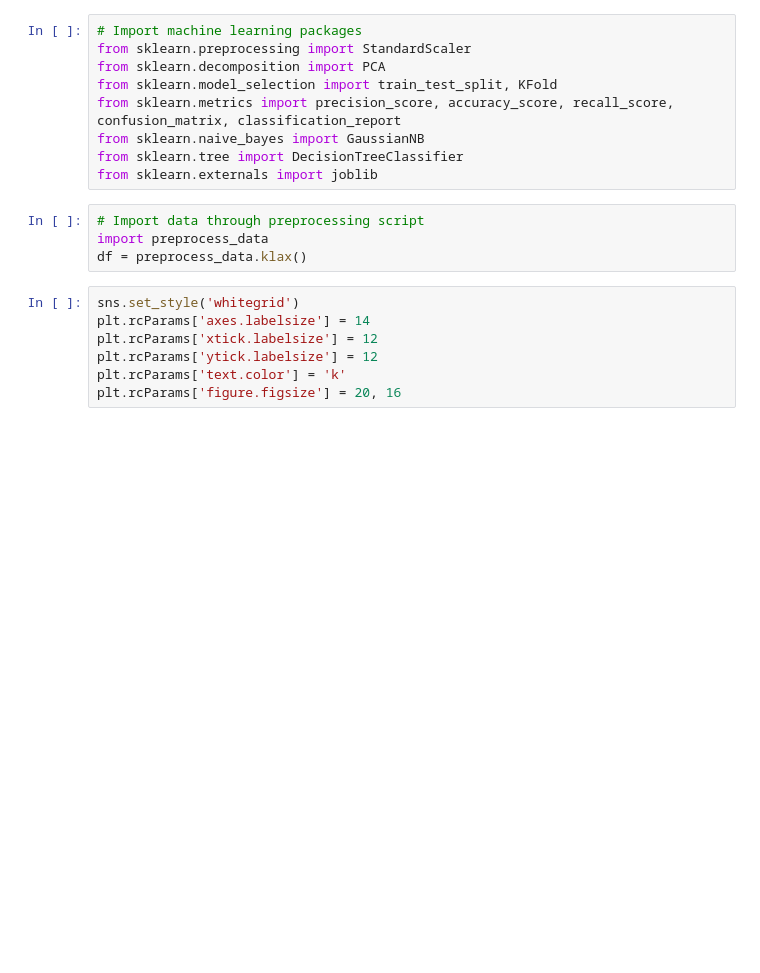
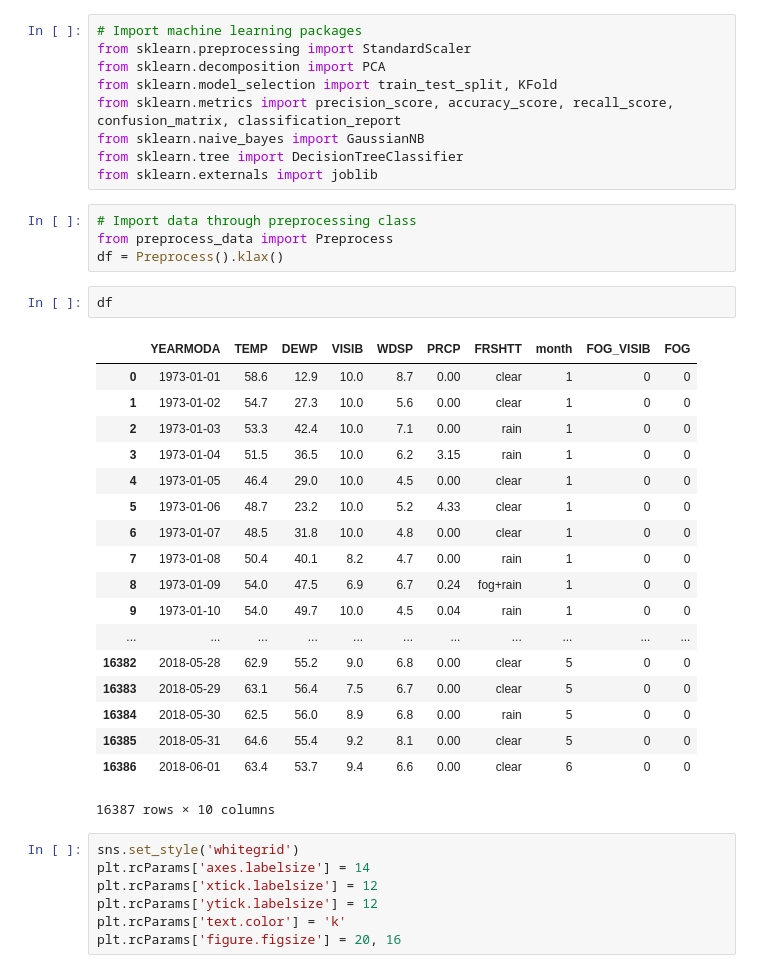
Before and after one commit to cottenplant/predicting-coastal-fog, a Jupyter notebook: Predicting Coastal Fog - NOAA KLAX.ipynb, the cells around one changed output. Drawn from its saved outputs; the diff is of its cells as text; blank space fills up the shorter version.

Commit message:
reorganized preprocessing module as a class

```diff
--- a/Predicting Coastal Fog - NOAA KLAX.ipynb
+++ b/Predicting Coastal Fog - NOAA KLAX.ipynb
@@ -15,9 +15,30 @@ from sklearn.naive_bayes import GaussianNB
 from sklearn.tree import DecisionTreeClassifier
 from sklearn.externals import joblib
 # %%
-# Import data through preprocessing script
-import preprocess_data
-df = preprocess_data.klax()
+# Import data through preprocessing class
+from preprocess_data import Preprocess
+df = Preprocess().klax()
+# %%
+df
+# %% [output]
+|  | YEARMODA | TEMP | DEWP | VISIB | WDSP | PRCP | FRSHTT | month | FOG_VISIB | FOG |
+| 0 | 1973-01-01 | 58.6 | 12.9 | 10.0 | 8.7 | 0.00 | clear | 1 | 0 | 0 |
+| 1 | 1973-01-02 | 54.7 | 27.3 | 10.0 | 5.6 | 0.00 | clear | 1 | 0 | 0 |
+| 2 | 1973-01-03 | 53.3 | 42.4 | 10.0 | 7.1 | 0.00 | rain | 1 | 0 | 0 |
+| 3 | 1973-01-04 | 51.5 | 36.5 | 10.0 | 6.2 | 3.15 | rain | 1 | 0 | 0 |
+| 4 | 1973-01-05 | 46.4 | 29.0 | 10.0 | 4.5 | 0.00 | clear | 1 | 0 | 0 |
+| 5 | 1973-01-06 | 48.7 | 23.2 | 10.0 | 5.2 | 4.33 | clear | 1 | 0 | 0 |
+| 6 | 1973-01-07 | 48.5 | 31.8 | 10.0 | 4.8 | 0.00 | clear | 1 | 0 | 0 |
+| 7 | 1973-01-08 | 50.4 | 40.1 | 8.2 | 4.7 | 0.00 | rain | 1 | 0 | 0 |
+| 8 | 1973-01-09 | 54.0 | 47.5 | 6.9 | 6.7 | 0.24 | fog+rain | 1 | 0 | 0 |
+| 9 | 1973-01-10 | 54.0 | 49.7 | 10.0 | 4.5 | 0.04 | rain | 1 | 0 | 0 |
+| ... | ... | ... | ... | ... | ... | ... | ... | ... | ... | ... |
+| 16382 | 2018-05-28 | 62.9 | 55.2 | 9.0 | 6.8 | 0.00 | clear | 5 | 0 | 0 |
+| 16383 | 2018-05-29 | 63.1 | 56.4 | 7.5 | 6.7 | 0.00 | clear | 5 | 0 | 0 |
+| 16384 | 2018-05-30 | 62.5 | 56.0 | 8.9 | 6.8 | 0.00 | rain | 5 | 0 | 0 |
+| 16385 | 2018-05-31 | 64.6 | 55.4 | 9.2 | 8.1 | 0.00 | clear | 5 | 0 | 0 |
+| 16386 | 2018-06-01 | 63.4 | 53.7 | 9.4 | 6.6 | 0.00 | clear | 6 | 0 | 0 |
+16387 rows × 10 columns
 # %%
 sns.set_style('whitegrid')
 plt.rcParams['axes.labelsize'] = 14
```
Also changed, not shown: parts of 1 cell of this notebook, 7 other files.
